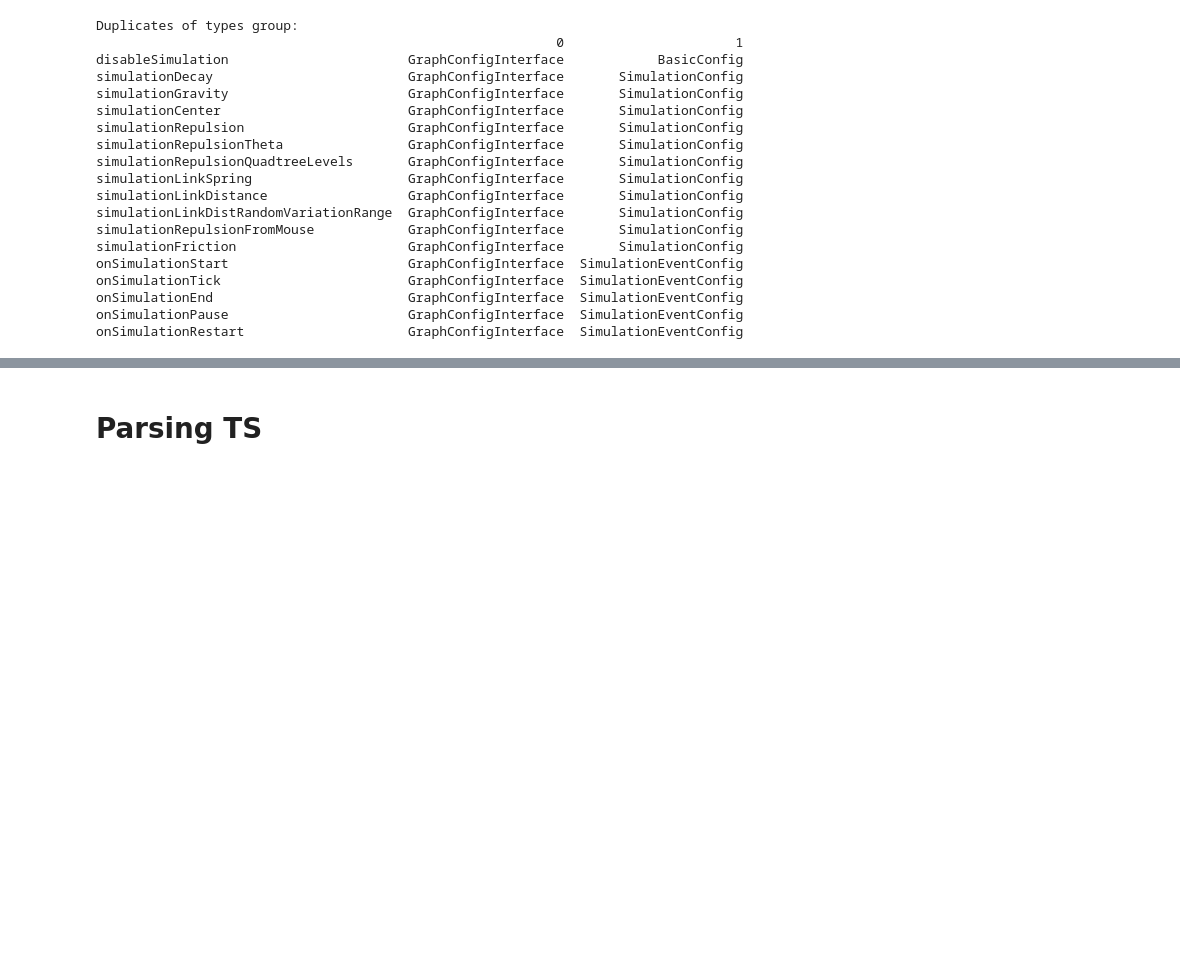
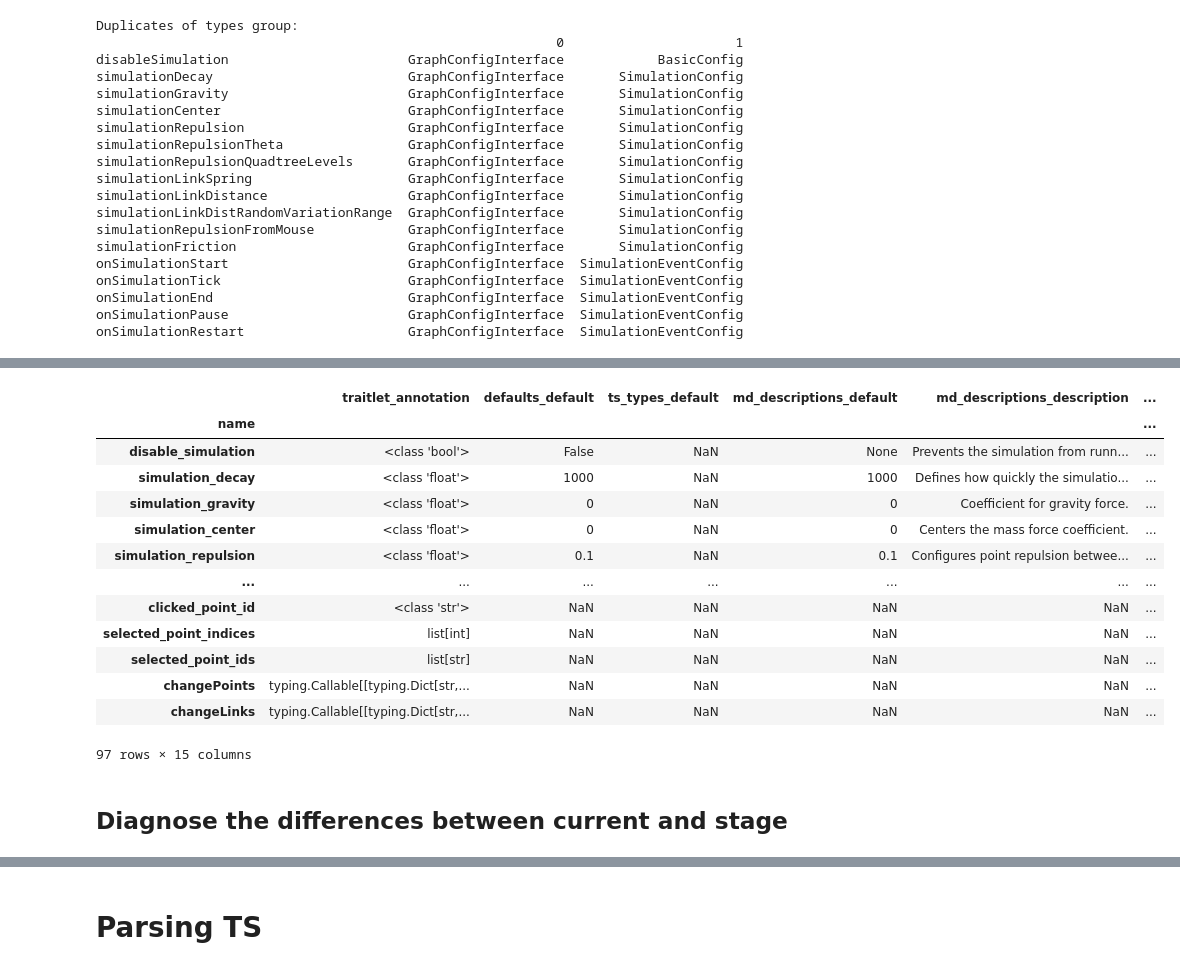
Before and after one commit to cosmograph-org/py_cosmograph, a Jupyter notebook: misc/defining_sot_for_config_properties.ipynb, the cells around one changed output, grey strips where cells are left out. Cells and saved outputs as stored; diff of their text form; code cells hidden in the pictures; blank space fills up the shorter version.

```diff
--- a/misc/defining_sot_for_config_properties.ipynb
+++ b/misc/defining_sot_for_config_properties.ipynb
@@ -156,0 +171,15 @@ inclusive_subdict(flat_keys_to_original, left_only)
+# %%
+import os
+from dol import temp_dir
+
+
+if 'staging_dir' not in locals():
+    # if the staging_dir is not already defined, create a new one
+    # Note: If you need a new dir, delete or empty the old one first
+    staging_dir = temp_dir('cosmograph_config_staging_dir')
+
+_staging_dir_contents = list(os.listdir(staging_dir))
+if _staging_dir_contents:
+    print(f"Warning: The staging dir is not empty: {_staging_dir_contents}")
+
+staging_dir
@@ -156,0 +192,5 @@ inclusive_subdict(flat_keys_to_original, left_only)
+# %%
+from cosmograph._resources import ConfigsDacc
+
+current = ConfigsDacc()
+stage = ConfigsDacc(staging_dir)
@@ -156,0 +218,19 @@ inclusive_subdict(flat_keys_to_original, left_only)
+# %%
+stage.matched_info_df  # takes ~2 minutes to run the first time
+# %% [output]
+|  | traitlet_annotation | defaults_default | ts_types_default | md_descriptions_default | md_descriptions_description | ... |
+| name |  |  |  |  |  | ... |
+| disable_simulation | <class 'bool'> | False | NaN | None | Prevents the simulation from runn... | ... |
+| simulation_decay | <class 'float'> | 1000 | NaN | 1000 | Defines how quickly the simulatio... | ... |
+| simulation_gravity | <class 'float'> | 0 | NaN | 0 | Coefficient for gravity force. | ... |
+| simulation_center | <class 'float'> | 0 | NaN | 0 | Centers the mass force coefficient. | ... |
+| simulation_repulsion | <class 'float'> | 0.1 | NaN | 0.1 | Configures point repulsion betwee... | ... |
+| ... | ... | ... | ... | ... | ... | ... |
+| clicked_point_id | <class 'str'> | NaN | NaN | NaN | NaN | ... |
+| selected_point_indices | list[int] | NaN | NaN | NaN | NaN | ... |
+| selected_point_ids | list[str] | NaN | NaN | NaN | NaN | ... |
+| changePoints | typing.Callable[[typing.Dict[str,... | NaN | NaN | NaN | NaN | ... |
+| changeLinks | typing.Callable[[typing.Dict[str,... | NaN | NaN | NaN | NaN | ... |
+97 rows × 15 columns
+# %% [markdown]
+## Diagnose the differences between current and stage
```
Also changed, not shown: parts of 40 cells of this notebook, 6 other files.
